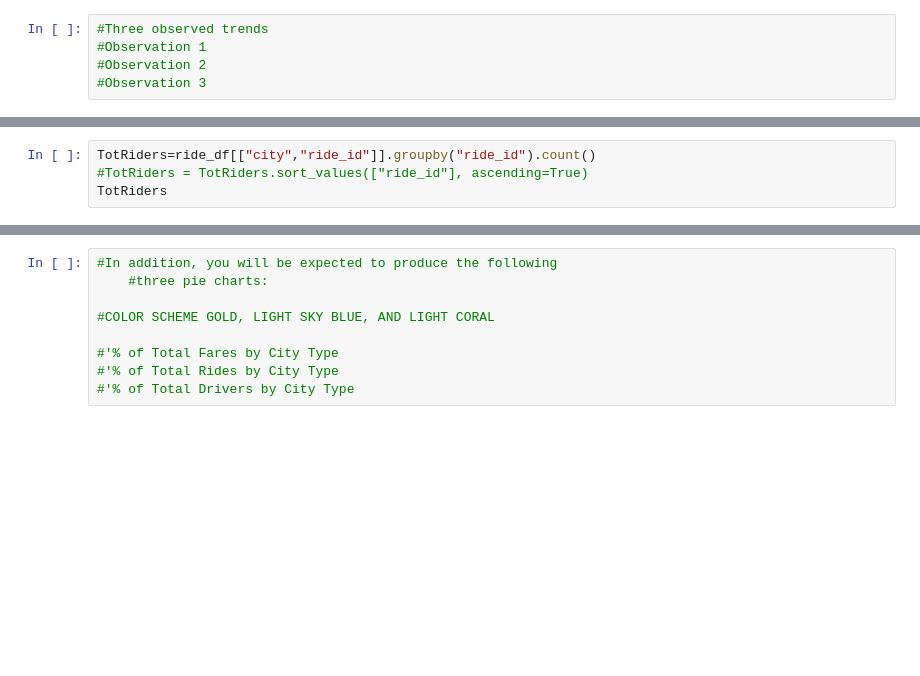
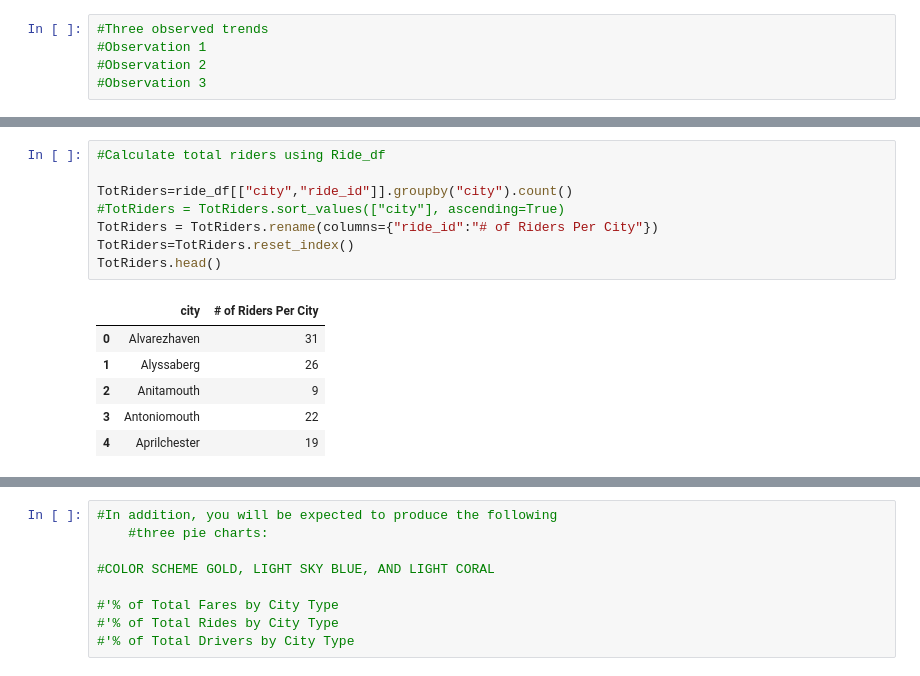
Before and after one commit to newlancealot/python-challenge, a Jupyter notebook: Pyber_Newbolt.ipynb, the cells around one changed output, grey strips where cells are left out. Cells and saved outputs as stored; diff of their text form; blank space fills up the shorter version.

```diff
--- a/Pyber_Newbolt.ipynb
+++ b/Pyber_Newbolt.ipynb
@@ -43,4 +142,15 @@ DpC.head()
 # %%
-TotRiders=ride_df[["city","ride_id"]].groupby("ride_id").count()
-#TotRiders = TotRiders.sort_values(["ride_id"], ascending=True)
-TotRiders
+#Calculate total riders using Ride_df
+
+TotRiders=ride_df[["city","ride_id"]].groupby("city").count()
+#TotRiders = TotRiders.sort_values(["city"], ascending=True)
+TotRiders = TotRiders.rename(columns={"ride_id":"# of Riders Per City"})
+TotRiders=TotRiders.reset_index()
+TotRiders.head()
+# %% [output]
+|  | city | # of Riders Per City |
+| 0 | Alvarezhaven | 31 |
+| 1 | Alyssaberg | 26 |
+| 2 | Anitamouth | 9 |
+| 3 | Antoniomouth | 22 |
+| 4 | Aprilchester | 19 |
```
Also changed, not shown: parts of 26 cells of this notebook.
